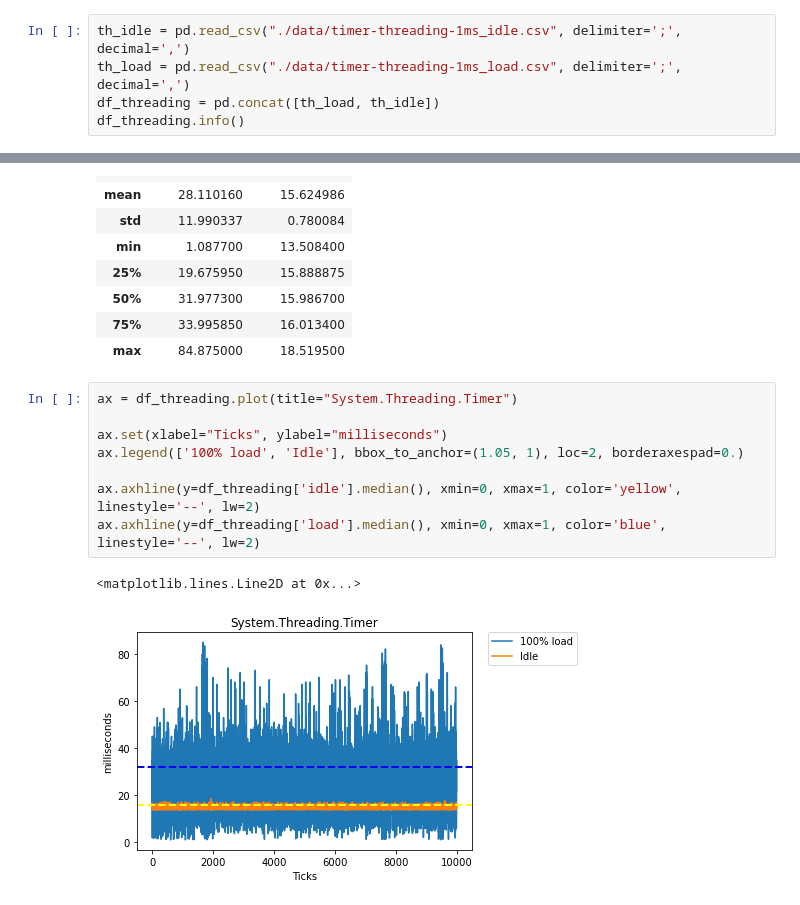
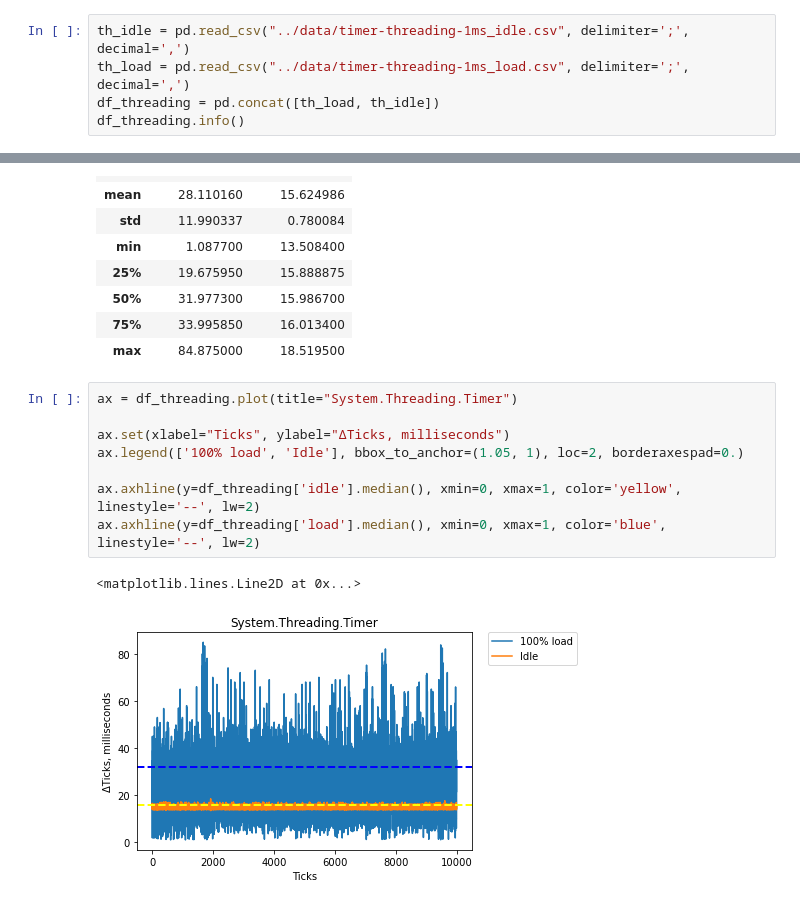
Before and after one commit to nikvoronin/timers-are-not-what-they-seem, a Jupyter notebook: doc/02-system-threading-timer.ipynb, the cells around one changed output, grey strips where cells are left out. Drawn from its saved outputs; the diff is of its cells as text.

```diff
--- a/doc/02-system-threading-timer.ipynb
+++ b/doc/02-system-threading-timer.ipynb
@@ -4,8 +4,8 @@
 import numpy as np
 import pandas as pd
 # %%
-th_idle = pd.read_csv("./data/timer-threading-1ms_idle.csv", delimiter=';', decimal=',')
-th_load = pd.read_csv("./data/timer-threading-1ms_load.csv", delimiter=';', decimal=',')
+th_idle = pd.read_csv("../data/timer-threading-1ms_idle.csv", delimiter=';', decimal=',')
+th_load = pd.read_csv("../data/timer-threading-1ms_load.csv", delimiter=';', decimal=',')
 df_threading = pd.concat([th_load, th_idle])
 df_threading.info()
 # %% [output]
@@ -33,11 +33,11 @@ df_threading.describe()
 # %%
 ax = df_threading.plot(title="System.Threading.Timer")
 
-ax.set(xlabel="Ticks", ylabel="milliseconds")
+ax.set(xlabel="Ticks", ylabel="ΔTicks, milliseconds")
 ax.legend(['100% load', 'Idle'], bbox_to_anchor=(1.05, 1), loc=2, borderaxespad=0.)
 
 ax.axhline(y=df_threading['idle'].median(), xmin=0, xmax=1, color='yellow', linestyle='--', lw=2)
 ax.axhline(y=df_threading['load'].median(), xmin=0, xmax=1, color='blue', linestyle='--', lw=2)
 # %% [output]
 <matplotlib.lines.Line2D at 0x...>
-[figure, old version]
+[figure, new version]
```
Also changed, not shown: 9 other files.
